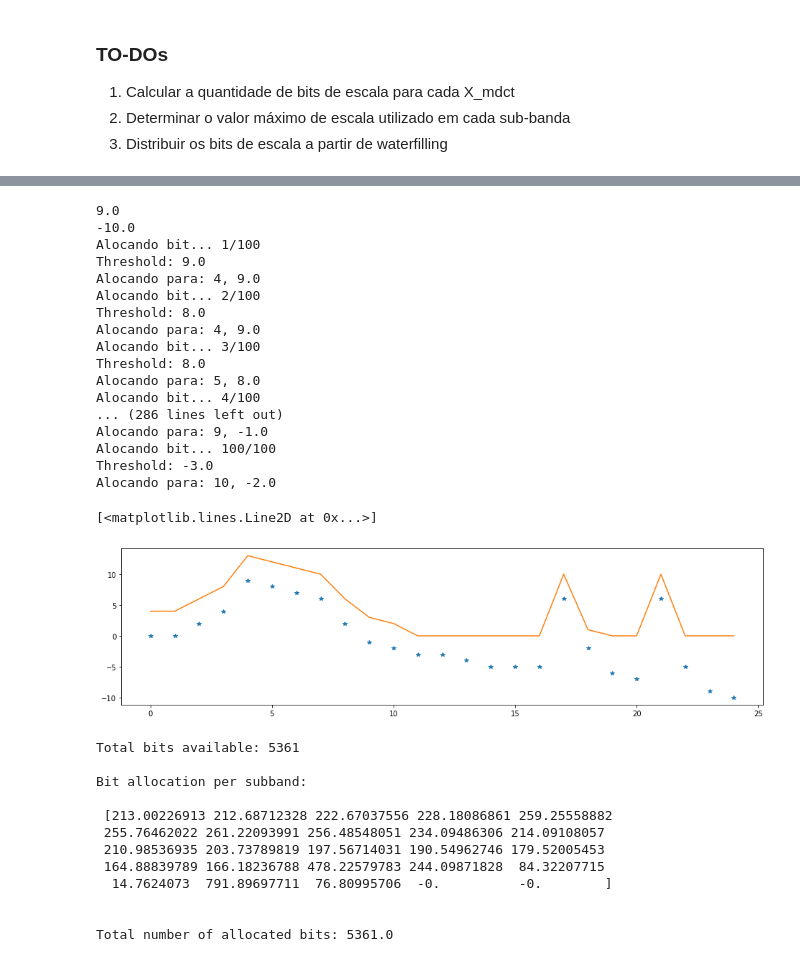
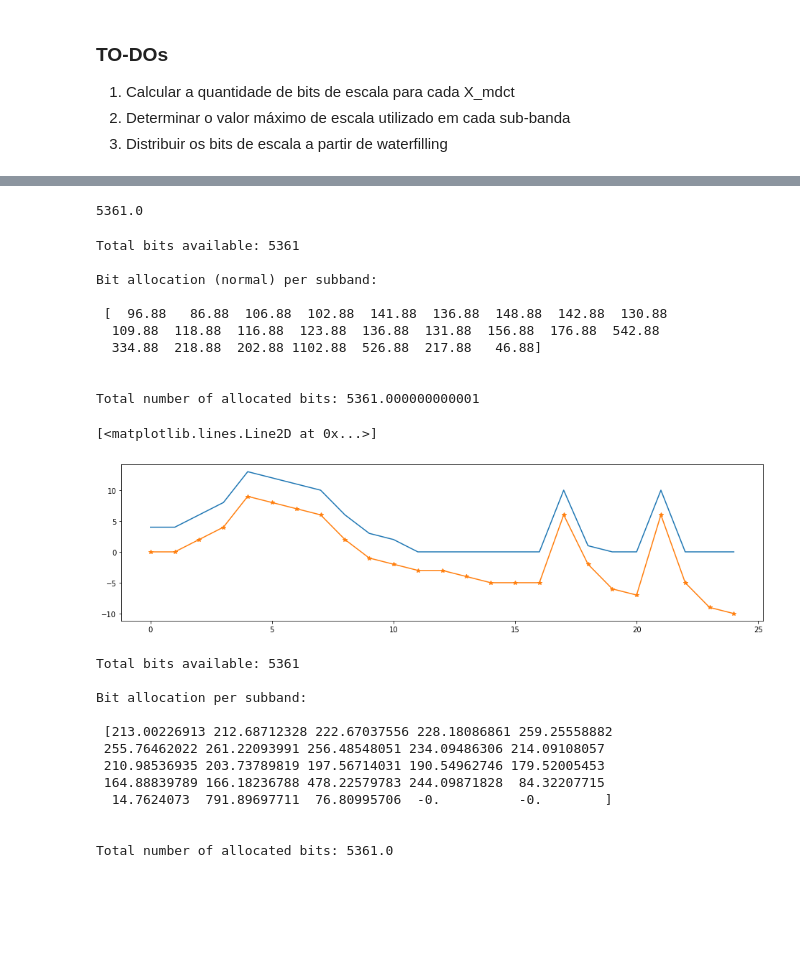
Before and after one commit to guedes-joaofelipe/CPE793-topics-in-audio-codification, a Jupyter notebook: exercises/chap08/ex-8-9-pos-aula.ipynb, the cells around one changed output, grey strips where cells are left out. Drawn from its saved outputs; the diff is of its cells as text; code cells hidden in the pictures; blank space fills up the shorter version.

Commit message:
fix: waterfilling bit allocation considers number of lines per sub-band

```diff
--- a/exercises/chap08/ex-8-9-pos-aula.ipynb
+++ b/exercises/chap08/ex-8-9-pos-aula.ipynb
@@ -296,21 +344,26 @@ plt.plot(X_mdct)
+# %%
+Nb = np.array(list(k_map.values()))
+total_bits = int(block_bits_per_channel(R_k(I_1, fs), N) - 100) # Total bits for mantissas per block
 # %%
-def waterfilling(x_max_b, total_bits):
-    # sum mask greater than threshold
+def waterfilling(x_max_b, Nb, total_bits):
     t_sup = np.max(x_max_b)
-    print(t_sup)
     threshold = t_sup
     t_inf = np.min(x_max_b)
-    print(t_inf)
+
     sub_band_bits = np.zeros_like(x_max_b)
     bits_allocated = 0
     x_max_b_sorted_idxs = np.argsort(x_max_b)[::-1]
-    while threshold >= t_inf and bits_allocated <= total_bits:
+
+    while bits_allocated < total_bits:
         for i in x_max_b_sorted_idxs:
-            if x_max_b[i] >= threshold and bits_allocated < total_bits:
-                print(f"Alocando bit... {bits_allocated + 1}/{total_bits}")
-                print(f"Threshold: {threshold}")
-                print(f"Alocando para: {i}, {x_max_b[i]}")
-                sub_band_bits[i] += 1
-                bits_allocated += 1
-        threshold -= 1
+            for j in range(Nb[i]):
+                if x_max_b[i] >= threshold and bits_allocated < total_bits:
+                    sub_band_bits[i] += 1
+                    bits_allocated += 1
+
+        if threshold > t_inf:
+            threshold -= 1
+        else:
+            threshold = t_inf
+
     return sub_band_bits # num_sub_bands x 1
@@ -345,0 +370,5 @@ list(x_max_b)
+# %%
+sub_band_bits = waterfilling(x_max_b, Nb, total_bits)
+sub_band_bits.sum()
+# %% [output]
+5361.0
@@ -346,27 +381,29 @@ list(x_max_b)
+# %%
+x_max_b = df.groupby(by=["subband"]).max()["x_k"].to_numpy()
+# allocation = bit_allocation_greedy(K, total_bits, scale_bits, np.array(list(k_map.values())), x_max_b)
+allocation = bit_allocation(K, total_bits, scale_bits, np.array(list(k_map.values())), x_max_b/np.min(x_max_b))
+
+print("Total bits available:", total_bits, "\n")
+print( "Bit allocation (normal) per subband: \n\n",allocation, "\n")
+print ("\nTotal number of allocated bits:",np.sum(allocation))
+# %% [output]
+Total bits available: 5361
+
+Bit allocation (normal) per subband:
+
+ [  96.88   86.88  106.88  102.88  141.88  136.88  148.88  142.88  130.88
+  109.88  118.88  116.88  123.88  136.88  131.88  156.88  176.88  542.88
+  334.88  218.88  202.88 1102.88  526.88  217.88   46.88]
+
+
+Total number of allocated bits: 5361.000000000001
 # %%
 fig, ax = plt.subplots(figsize=(16,4))
-plt.plot(x_max_b, "*")
 plt.plot(waterfilling(x_max_b, 100))
+plt.plot(x_max_b, "*-")
 # %% [output]
-9.0
--10.0
-Alocando bit... 1/100
-Threshold: 9.0
-Alocando para: 4, 9.0
-Alocando bit... 2/100
-Threshold: 8.0
-Alocando para: 4, 9.0
-Alocando bit... 3/100
-Threshold: 8.0
-Alocando para: 5, 8.0
-Alocando bit... 4/100
-... (286 lines left out)
-Alocando para: 9, -1.0
-Alocando bit... 100/100
-Threshold: -3.0
-Alocando para: 10, -2.0
+[<matplotlib.lines.Line2D at 0x...>]
-[<matplotlib.lines.Line2D at 0x...>]
-[figure, old version]
+[figure, new version]
 # %%
 mdct_allocation = bit_allocation_greedy(K, total_bits, scale_bits, np.array(list(k_map.values())), x_max_b)
 
```
Also changed, not shown: parts of 11 cells of this notebook.
